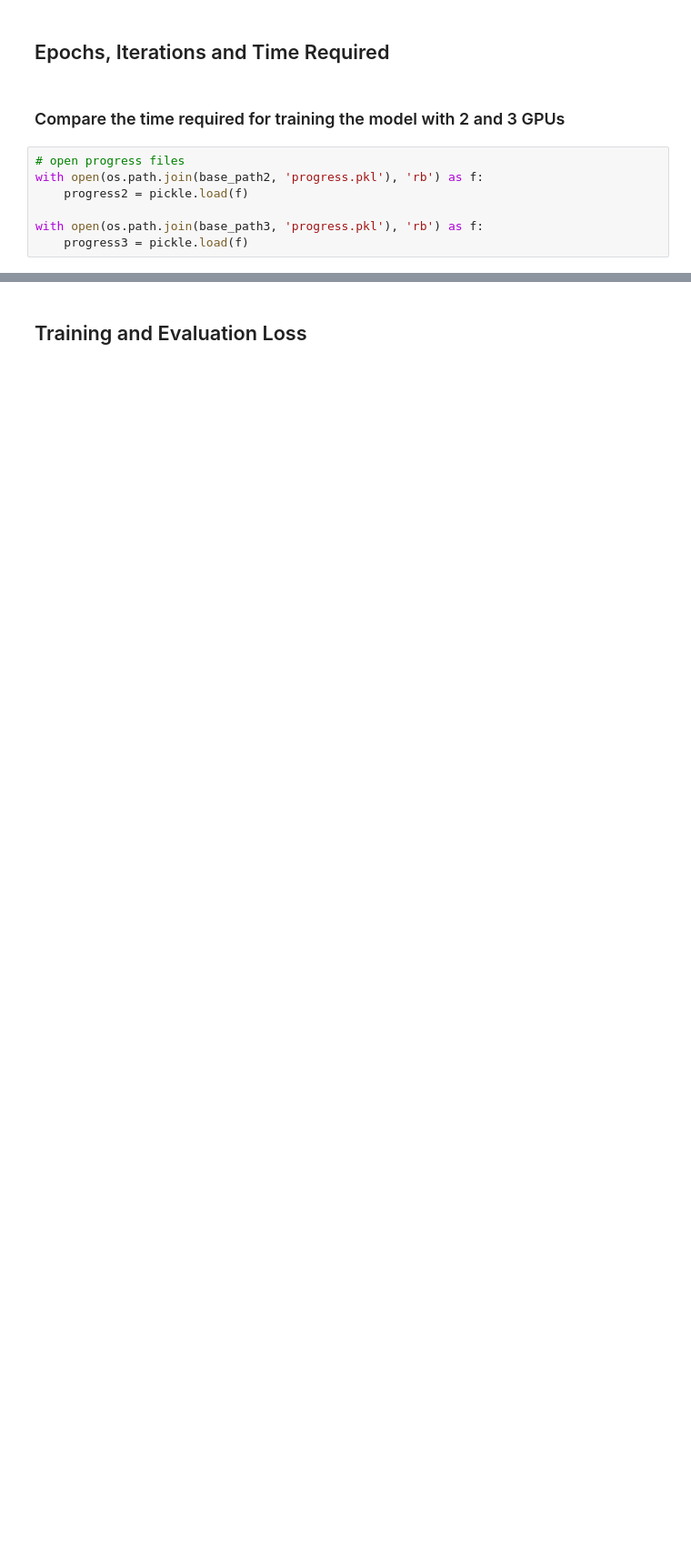
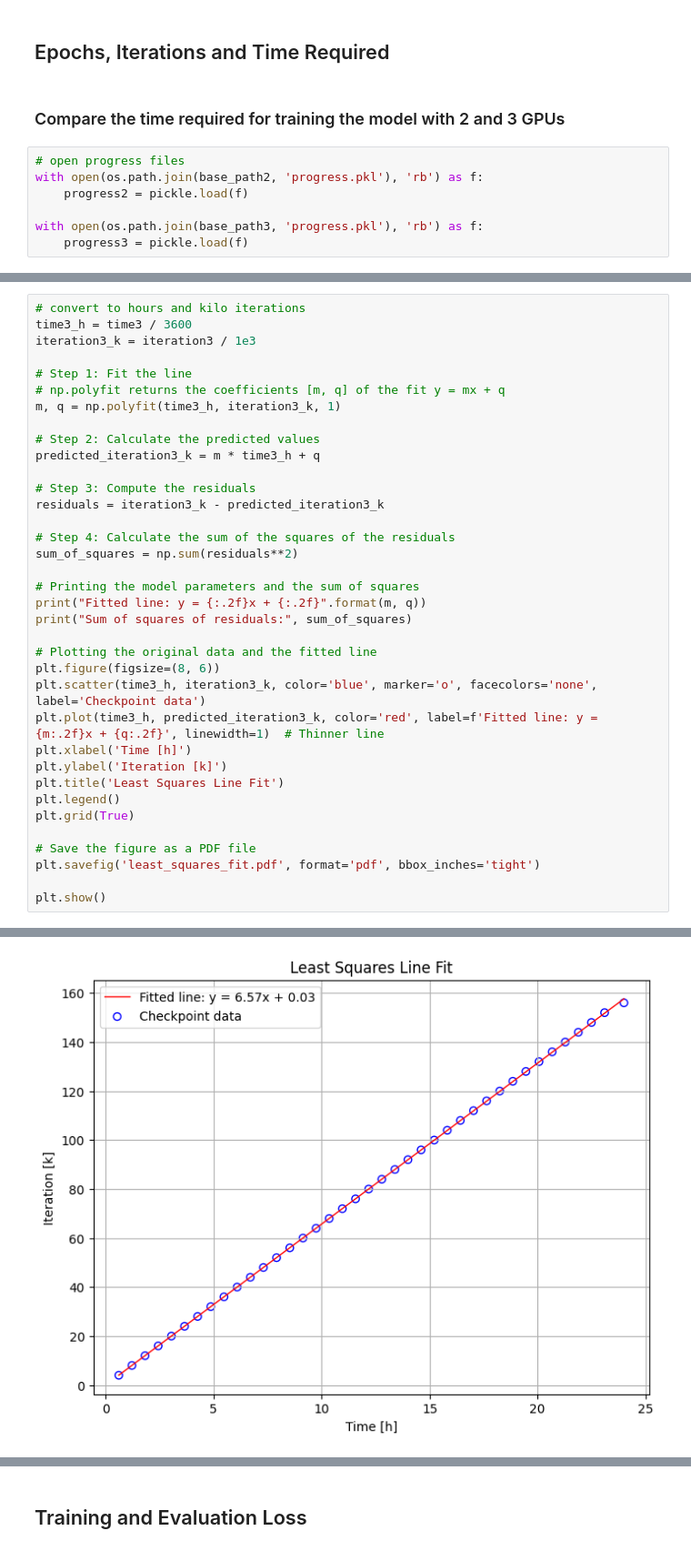
Before and after one commit to Ironmomo/SpeakerVerificationBA, a Jupyter notebook: pretraining/utilities/progress.ipynb, the cells around one changed output, grey strips where cells are left out. Shown at 91% size. Drawn from its saved outputs; the diff is of its cells as text; blank space fills up the shorter version.

```diff
--- a/pretraining/utilities/progress.ipynb
+++ b/pretraining/utilities/progress.ipynb
@@ -113,0 +114,37 @@ plt.show()
+# %%
+# convert to hours and kilo iterations
+time3_h = time3 / 3600
+iteration3_k = iteration3 / 1e3
+
+# Step 1: Fit the line
+# np.polyfit returns the coefficients [m, q] of the fit y = mx + q
+m, q = np.polyfit(time3_h, iteration3_k, 1)
+
+# Step 2: Calculate the predicted values
+predicted_iteration3_k = m * time3_h + q
+
+# Step 3: Compute the residuals
+residuals = iteration3_k - predicted_iteration3_k
+
+# Step 4: Calculate the sum of the squares of the residuals
+sum_of_squares = np.sum(residuals**2)
+
+# Printing the model parameters and the sum of squares
+print("Fitted line: y = {:.2f}x + {:.2f}".format(m, q))
+print("Sum of squares of residuals:", sum_of_squares)
+
+# Plotting the original data and the fitted line
+plt.figure(figsize=(8, 6))
+plt.scatter(time3_h, iteration3_k, color='blue', marker='o', facecolors='none', label='Checkpoint data')
+plt.plot(time3_h, predicted_iteration3_k, color='red', label=f'Fitted line: y = {m:.2f}x + {q:.2f}', linewidth=1)  # Thinner line
+plt.xlabel('Time [h]')
+plt.ylabel('Iteration [k]')
+plt.title('Least Squares Line Fit')
+plt.legend()
+plt.grid(True)
+
+# Save the figure as a PDF file
+plt.savefig('least_squares_fit.pdf', format='pdf', bbox_inches='tight')
+
+plt.show()
+# %% [output]
@@ -114,3 +153,4 @@ plt.show()
+[figure, added]
 # %%
 # calculate total time required for all 800k iterations based on the number of iterations and the time per iteration
 n_iterations = 800000
```
Also changed, not shown: parts of 7 cells of this notebook, 1 other file.
